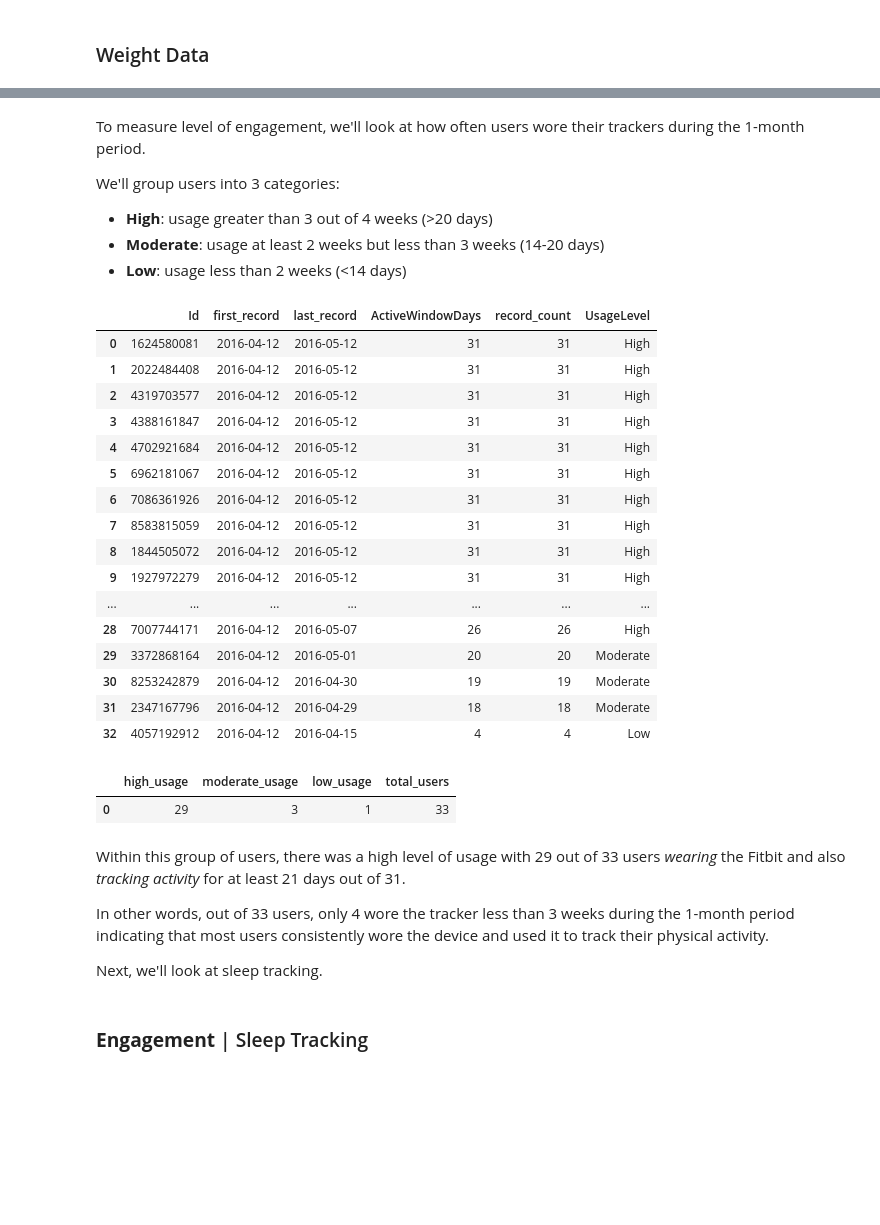
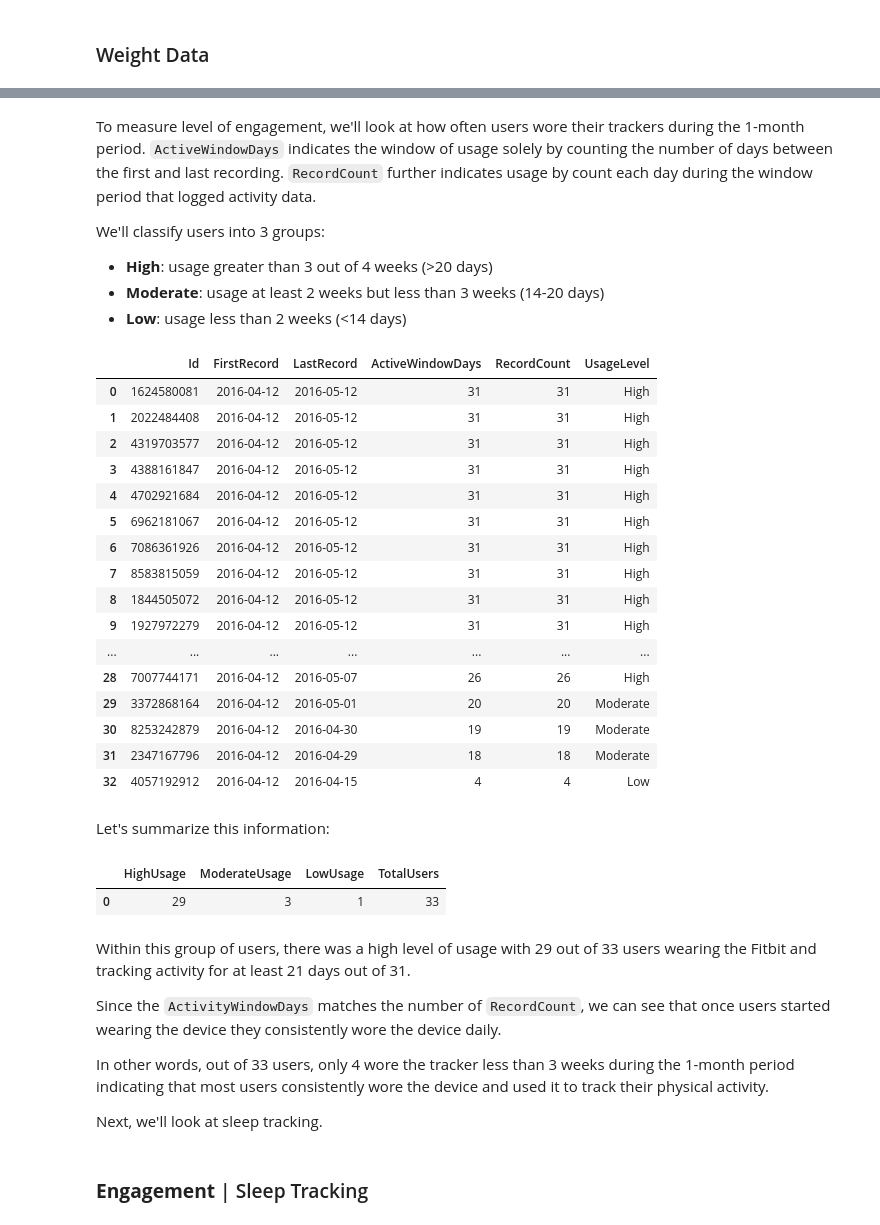
Before and after one commit to phlln/bellabeat-analysis, a Jupyter notebook: bellabeat_bigquery_playground.ipynb, the cells around one changed output, grey strips where cells are left out. Drawn from its saved outputs; the diff is of its cells as text; code cells hidden in the pictures; blank space fills up the shorter version.

```diff
--- a/bellabeat_bigquery_playground.ipynb
+++ b/bellabeat_bigquery_playground.ipynb
@@ -703,17 +751,17 @@ We'll first look at how Fitbit users made use of the activity, sleep, and weight
 # %% [markdown]
-To measure level of engagement, we'll look at how often users wore their trackers during the 1-month period.
+To measure level of engagement, we'll look at how often users wore their trackers during the 1-month period. `ActiveWindowDays` indicates the window of usage solely by counting the number of days between the first and last recording. `RecordCount` further indicates usage by count each day during the window period that logged activity data.
 
-We'll group users into 3 categories:
+We'll classify users into 3 groups:
 - **High**: usage greater than 3 out of 4 weeks (>20 days)
 - **Moderate**: usage at least 2 weeks but less than 3 weeks (14-20 days)
 - **Low**: usage less than 2 weeks (<14 days)
 # %%
 %%bigquery
 SELECT Id,
-       MIN(ActivityDate) AS first_record,
-       MAX(ActivityDate) AS last_record,
+       MIN(ActivityDate) AS FirstRecord,
+       MAX(ActivityDate) AS LastRecord,
        DATE_DIFF(MAX(ActivityDate), MIN(ActivityDate), DAY) + 1 AS ActiveWindowDays, -- add 1 to include usage on final day
-       COUNT(ActivityDate) AS record_count,
+       COUNT(ActivityDate) AS RecordCount,
        CASE
         WHEN COUNT(ActivityDate) >= 21 THEN 'High'
         WHEN COUNT(ActivityDate) >= 14 THEN 'Moderate'
@@ -723,7 +771,7 @@ FROM `gac-bellabeat.activity.daily`
 GROUP BY 1
 ORDER BY 4 DESC, 5 DESC, 2, 3;
 # %% [output]
-|  | Id | first_record | last_record | ActiveWindowDays | record_count | UsageLevel |
+|  | Id | FirstRecord | LastRecord | ActiveWindowDays | RecordCount | UsageLevel |
 | 0 | 1624580081 | 2016-04-12 | 2016-05-12 | 31 | 31 | High |
 | 1 | 2022484408 | 2016-04-12 | 2016-05-12 | 31 | 31 | High |
 | 2 | 4319703577 | 2016-04-12 | 2016-05-12 | 31 | 31 | High |
@@ -740,32 +788,36 @@ ORDER BY 4 DESC, 5 DESC, 2, 3;
 | 30 | 8253242879 | 2016-04-12 | 2016-04-30 | 19 | 19 | Moderate |
 | 31 | 2347167796 | 2016-04-12 | 2016-04-29 | 18 | 18 | Moderate |
 | 32 | 4057192912 | 2016-04-12 | 2016-04-15 | 4 | 4 | Low |
+# %% [markdown]
+Let's summarize this information:
 # %%
 %%bigquery
 WITH usage_categories AS (
     SELECT Id,
-           MIN(ActivityDate) AS first_record,
-           MAX(ActivityDate) AS last_record,
+           MIN(ActivityDate) AS FirstRecord,
+           MAX(ActivityDate) AS LastRecord,
            DATE_DIFF(MAX(ActivityDate), MIN(ActivityDate), DAY) + 1 AS ActiveWindowDays, -- add 1 to include usage on final day
-           COUNT(ActivityDate) AS record_count,
+            COUNT(ActivityDate) AS RecordCount,
            CASE
             WHEN COUNT(ActivityDate) >= 21 THEN 'High'
             WHEN COUNT(ActivityDate) >= 14 THEN 'Moderate'
             ELSE 'Low'
            END AS UsageLevel
      FROM `gac-bellabeat.activity.daily`
     GROUP BY 1
 )
-SELECT SUM(CASE WHEN uc.UsageLevel = 'High' THEN 1 ELSE 0 END) AS high_usage,
-       SUM(CASE WHEN uc.UsageLevel = 'Moderate' THEN 1 ELSE 0 END) AS moderate_usage,
-       SUM(CASE WHEN uc.UsageLevel = 'Low' THEN 1 ELSE 0 END) AS low_usage,
-       COUNT(*) AS total_users
-FROM usage_categories uc;
+SELECT SUM(CASE WHEN uc.UsageLevel = 'High' THEN 1 ELSE 0 END) AS HighUsage,
+       SUM(CASE WHEN uc.UsageLevel = 'Moderate' THEN 1 ELSE 0 END) AS ModerateUsage,
+       SUM(CASE WHEN uc.UsageLevel = 'Low' THEN 1 ELSE 0 END) AS LowUsage,
+       COUNT(*) AS TotalUsers
+  FROM usage_categories uc;
 # %% [output]
-|  | high_usage | moderate_usage | low_usage | total_users |
+|  | HighUsage | ModerateUsage | LowUsage | TotalUsers |
 | 0 | 29 | 3 | 1 | 33 |
 # %% [markdown]
-Within this group of users, there was a high level of usage with 29 out of 33 users *wearing* the Fitbit and also *tracking activity* for at least 21 days out of 31.
+Within this group of users, there was a high level of usage with 29 out of 33 users wearing the Fitbit and tracking activity for at least 21 days out of 31.
+
+Since the `ActivityWindowDays` matches the number of `RecordCount`, we can see that once users started wearing the device they consistently wore the device daily.
 
 In other words, out of 33 users, only 4 wore the tracker less than 3 weeks during the 1-month period indicating that most users consistently wore the device and used it to track their physical activity.
 
```
Also changed, not shown: parts of 55 cells of this notebook.
